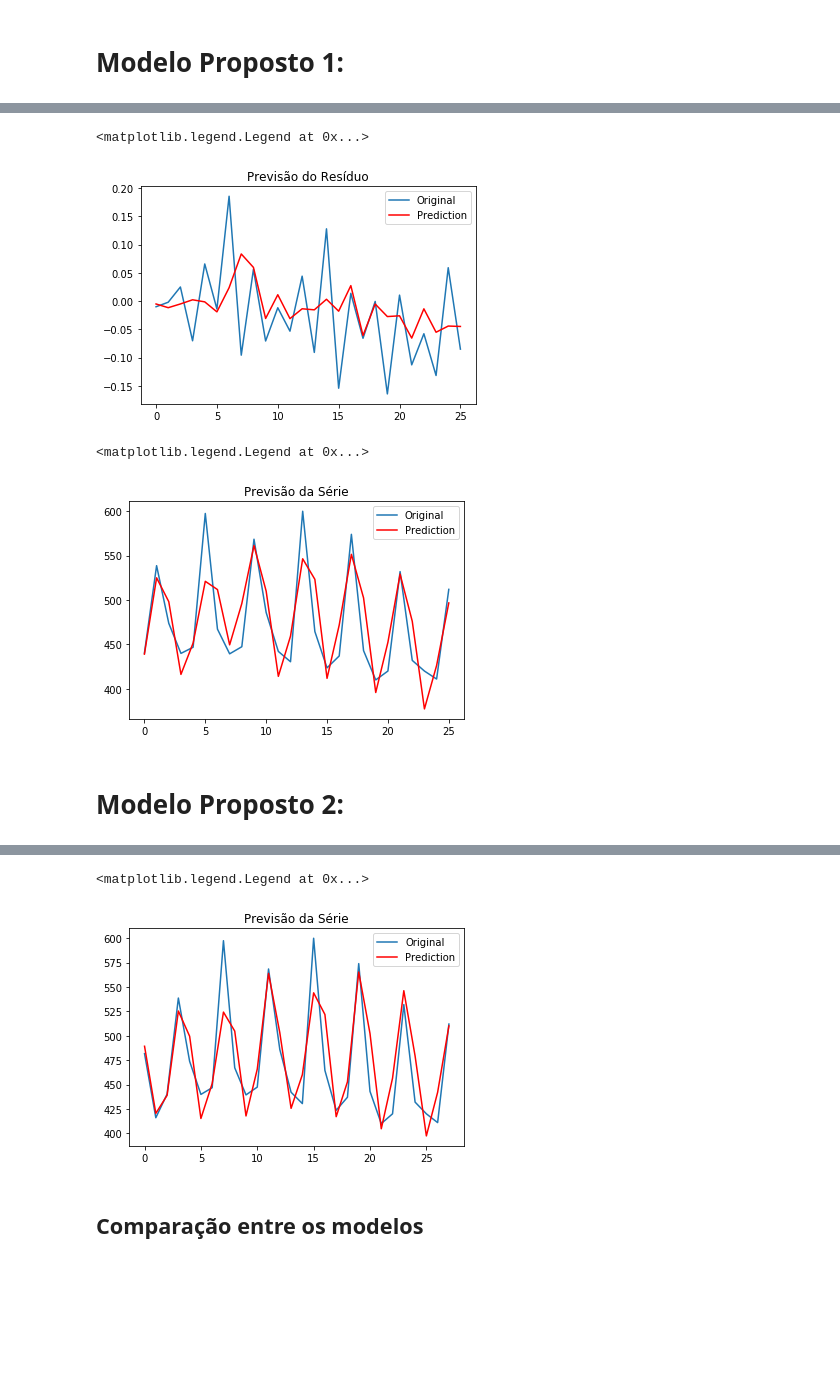
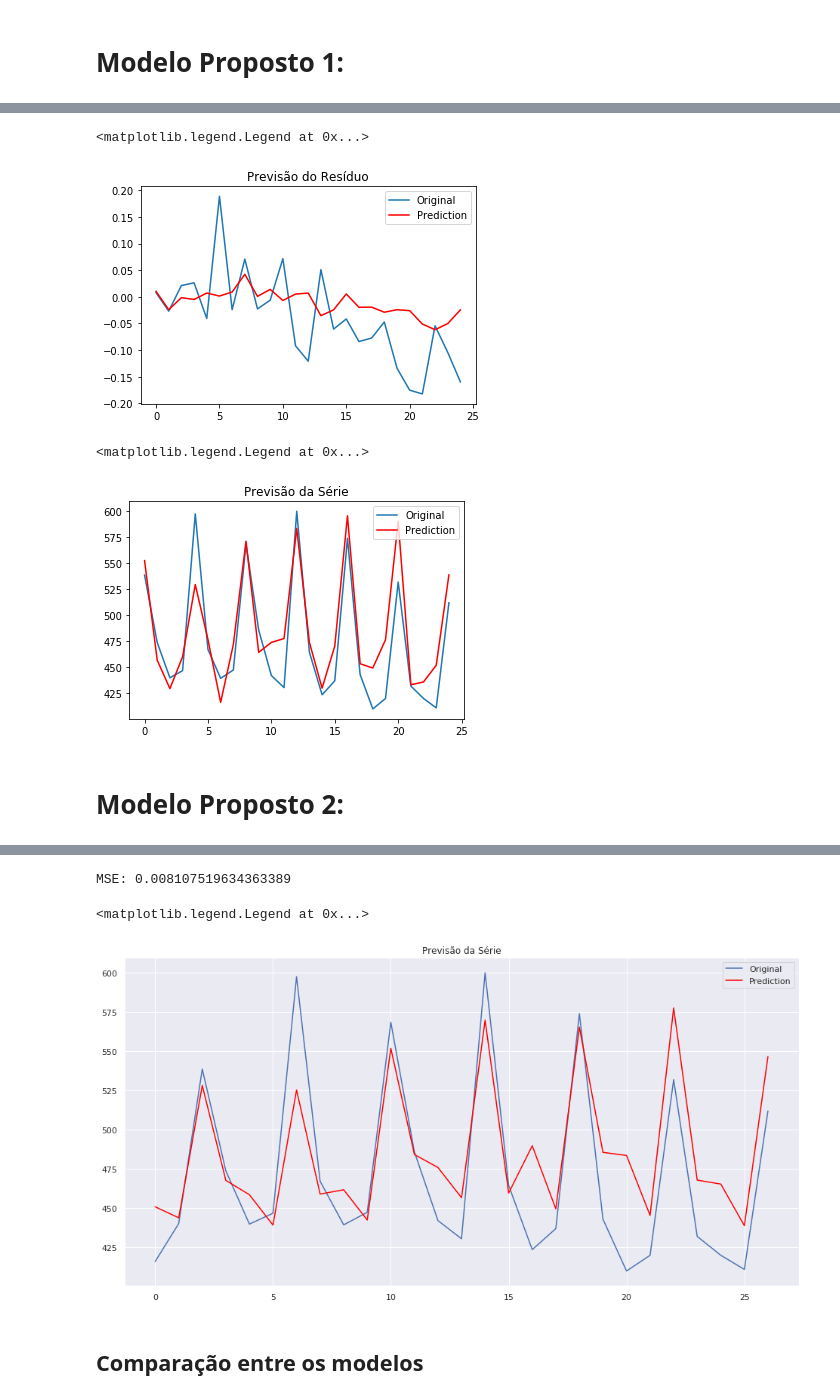
Before and after one commit to jvcm/time-series, a Jupyter notebook: hybrid_system/analysis.ipynb, the cells around one changed output, grey strips where cells are left out. Drawn from its saved outputs; the diff is of its cells as text; code cells hidden in the pictures; blank space fills up the shorter version.

```diff
--- a/hybrid_system/analysis.ipynb
+++ b/hybrid_system/analysis.ipynb
@@ -70,5 +86,11 @@ y_error_test = resid_test_lags[:, -1]
 # %% [markdown]
 <img src="model1.png">
 # %%
-model_resid = hybrid_ann.LNL_ANN(m = 2)
-model_resid.fit_MPSO(X = X_error_train, y = y_error_train, d= 40, c1i = 1.0, c1f = 2.0, c2i = 1.0, c2f = 2.0, w1 = 0.2, w2 = 0.8, maxt = 2000)
+mse = np.Inf
+for i in range(5):
+    model_resid = hybrid_ann.LNL_ANN(m = tam_jan)
+    model_resid.fit_MPSO(X = X_error_train, y = y_error_train, d= 40, c1i = 1.0, c1f = 2.0, c2i = 1.0, c2f = 2.0, w1 = 0.2, w2 = 0.8, maxt = 2000)
+    if mean_squared_error(y_error_test, model_resid.predict(X_error_test)) < mse:
+        mse = mean_squared_error(y_error_test, model_resid.predict(X_error_test))
+        best_model = model_resid
+        print('MSE:', mse)
@@ -75,20 +105,19 @@ model_resid.fit_MPSO(X = X_error_train, y = y_error_train, d= 40, c1i = 1.0, c1f
 # %%
-resid_pred = model_resid.predict(X_error_test)
 plt.plot(y_error_test, label = 'Original')
 plt.plot(resid_pred, label = 'Prediction', color = 'red')
 plt.title('Previsão do Resíduo')
 plt.legend()
 # %% [output]
 <matplotlib.legend.Legend at 0x...>
-[figure, old version]
+[figure, new version]
 # %%
-plt.plot(functions.desnormalizar(y_test[3:], data), label = 'Original')
-plt.plot(functions.desnormalizar(y_pred[3:] + resid_pred,data), label = 'Prediction', color = 'red')
+plt.plot(y_test_[tam_jan+1:], label = 'Original')
+plt.plot(resid_pred_, label = 'Prediction', color = 'red')
 plt.title('Previsão da Série')
 plt.legend()
 # %% [output]
 <matplotlib.legend.Legend at 0x...>
-[figure, old version]
+[figure, new version]
 # %% [markdown]
 # Modelo Proposto 2:
 # %% [markdown]
@@ -97,18 +126,29 @@ plt.legend()
 X_train_e = np.hstack((X_train[1:, :], resid_train[:-1].reshape(-1, 1)))
 X_test_e = np.hstack((X_test[1:, :], resid_test[:-1].reshape(-1,1)))
 # %%
-model2 = hybrid_ann.Hybrid_ANN(model.weight)
-model2.fit_MPSO(X = X_train_e, y = y_train[1:], d= 40, c1i = 0.5, c1f = 1.5, c2i = 0.5, c2f = 1.5, w1 = 0.2, w2 = 0.8, maxt = 2000)
+mse = np.Inf
+for i in range(5):
+    model2 = hybrid_ann.Hybrid_ANN(model.weight)
+    model2.fit_MPSO(X = X_train_e, y = y_train[1:], d= 40, c1i = 0.5, c1f = 1.5, c2i = 0.5, c2f = 1.5, w1 = 0.2, w2 = 0.8, maxt = 2000)
+    if mean_squared_error(y_test[1:], model2.predict(X_test_e)) < mse:
+        mse = mean_squared_error(y_test[1:], model2.predict(X_test_e))
+        best_model = model2
+        print('MSE:', mse)
+# %% [output]
+MSE: 0.008107519634363389
+# %%
+model2 = best_model
 # %%
 y_pred2 = model2.predict(X_test_e)
+y_pred2_ = functions.desnormalizar(y_pred2, data).iloc[:,0].values
 # %%
 plt.plot(functions.desnormalizar(y_test[1:],data), label = 'Original')
-plt.plot(functions.desnormalizar(y_pred2, data) , label = 'Prediction', color = 'red')
+plt.plot(y_pred2_ , label = 'Prediction', color = 'red')
 plt.title('Previsão da Série')
 plt.legend()
 # %% [output]
 <matplotlib.legend.Legend at 0x...>
-[figure, old version]
+[figure, new version]
 # %% [markdown]
 ## Comparação entre os modelos
 # %% [markdown]
```
Also changed, not shown: parts of 24 cells of this notebook.
